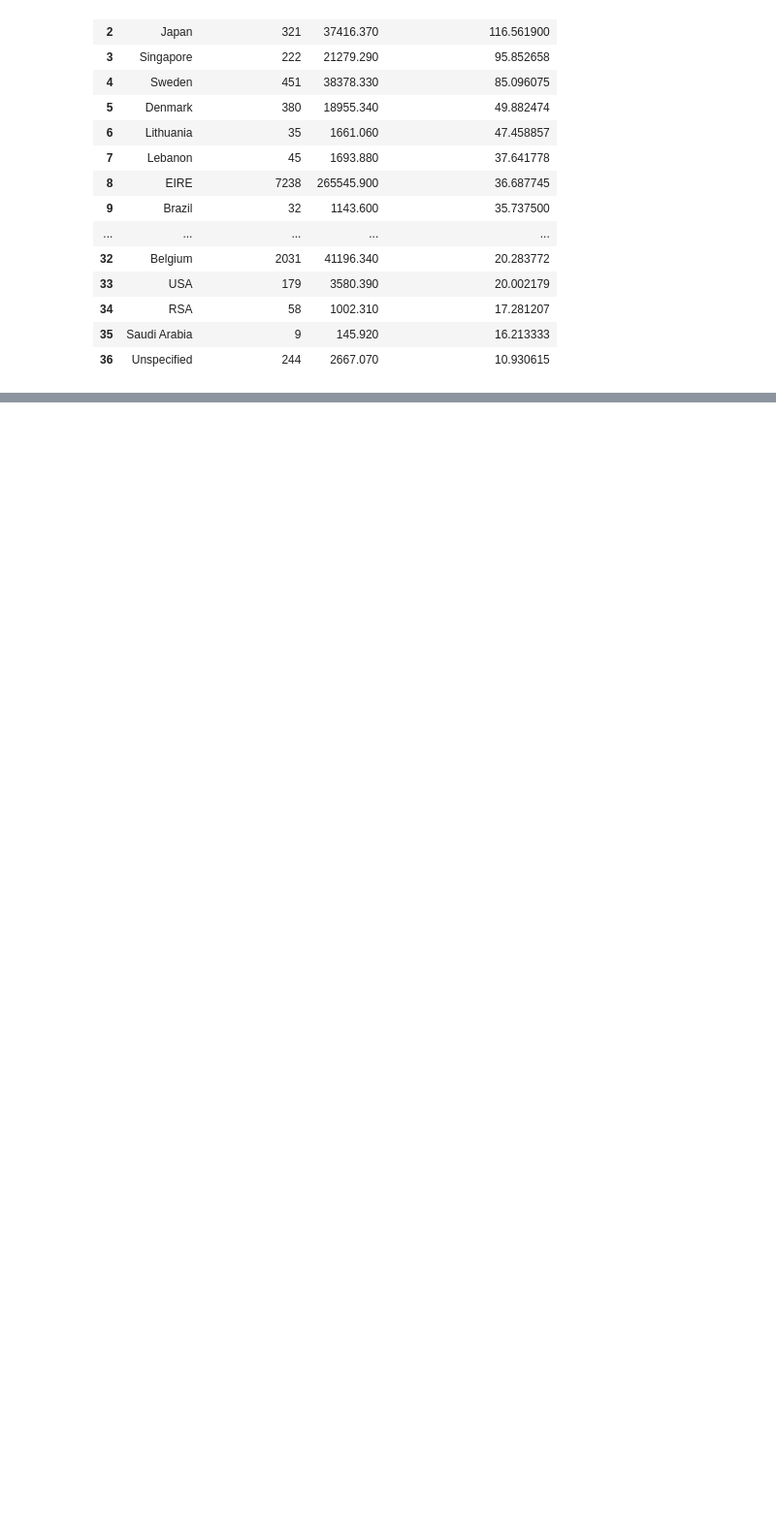
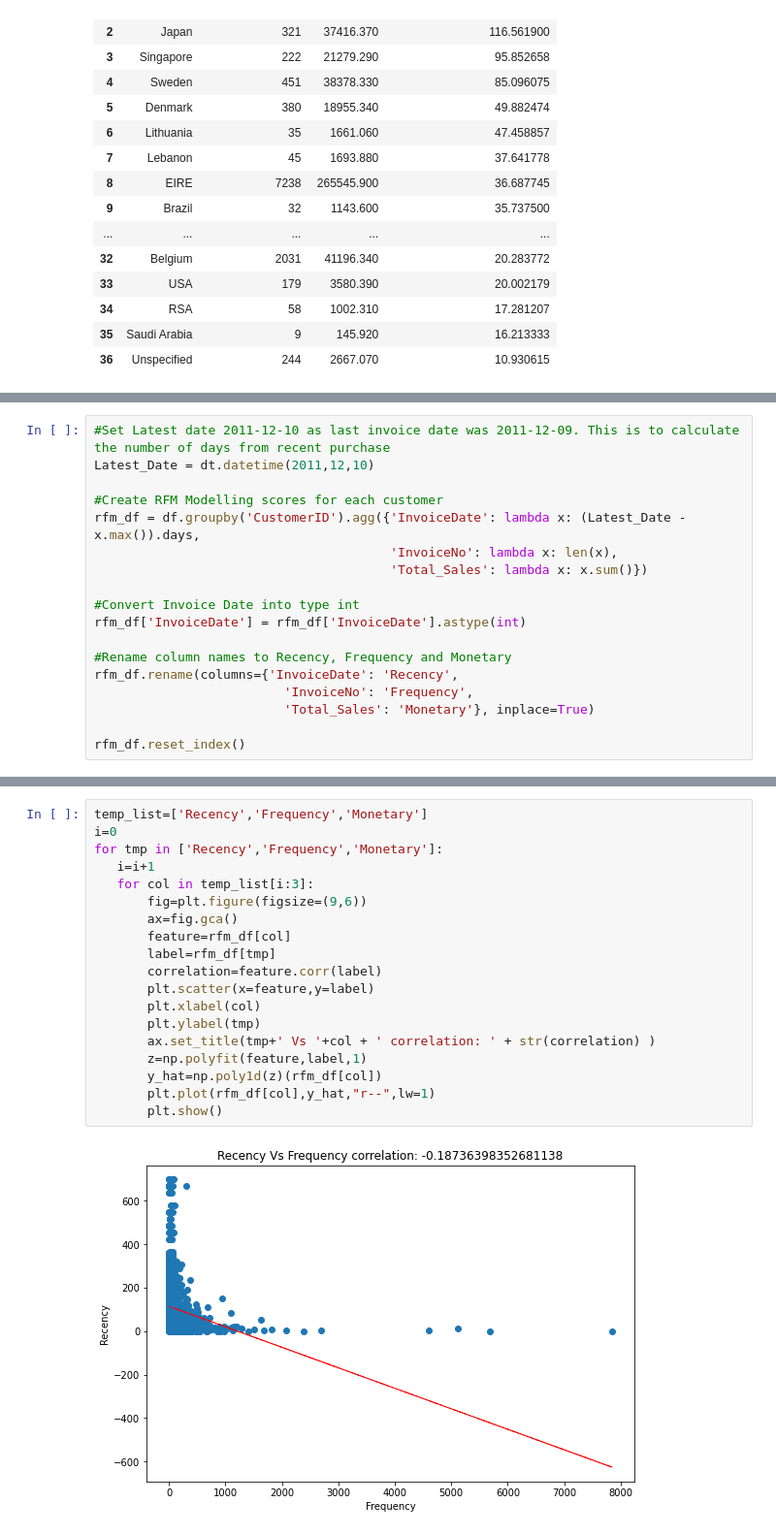
Before and after one commit to Rochakr4/Online-Retail-Customer-Segmentation, a Jupyter notebook: Online_Retail_Customer_Segmentation_Capstone_Project.ipynb, the cells around one changed output, grey strips where cells are left out. Shown at 97% size. Saved outputs shown, nothing was run; the diff lists cells and outputs as text; blank space fills up the shorter version.

```diff
--- a/Online_Retail_Customer_Segmentation_Capstone_Project.ipynb
+++ b/Online_Retail_Customer_Segmentation_Capstone_Project.ipynb
@@ -282,0 +336,18 @@ px.bar(data_frame=temp_df.sort_values(by='Total sales to customer ratio',ascendi
+# %%
+#Set Latest date 2011-12-10 as last invoice date was 2011-12-09. This is to calculate the number of days from recent purchase
+Latest_Date = dt.datetime(2011,12,10)
+
+#Create RFM Modelling scores for each customer
+rfm_df = df.groupby('CustomerID').agg({'InvoiceDate': lambda x: (Latest_Date - x.max()).days,
+                                       'InvoiceNo': lambda x: len(x),
+                                       'Total_Sales': lambda x: x.sum()})
+
+#Convert Invoice Date into type int
+rfm_df['InvoiceDate'] = rfm_df['InvoiceDate'].astype(int)
+
+#Rename column names to Recency, Frequency and Monetary
+rfm_df.rename(columns={'InvoiceDate': 'Recency',
+                         'InvoiceNo': 'Frequency',
+                         'Total_Sales': 'Monetary'}, inplace=True)
+
+rfm_df.reset_index()
@@ -282,0 +368,21 @@ px.bar(data_frame=temp_df.sort_values(by='Total sales to customer ratio',ascendi
+# %%
+temp_list=['Recency','Frequency','Monetary']
+i=0
+for tmp in ['Recency','Frequency','Monetary']:
+   i=i+1
+   for col in temp_list[i:3]:
+       fig=plt.figure(figsize=(9,6))
+       ax=fig.gca()
+       feature=rfm_df[col]
+       label=rfm_df[tmp]
+       correlation=feature.corr(label)
+       plt.scatter(x=feature,y=label)
+       plt.xlabel(col)
+       plt.ylabel(tmp)
+       ax.set_title(tmp+' Vs '+col + ' correlation: ' + str(correlation) )
+       z=np.polyfit(feature,label,1)
+       y_hat=np.poly1d(z)(rfm_df[col])
+       plt.plot(rfm_df[col],y_hat,"r--",lw=1)
+       plt.show()
+# %% [output]
+[figure, added]
```
Also changed, not shown: parts of 19 cells of this notebook.
